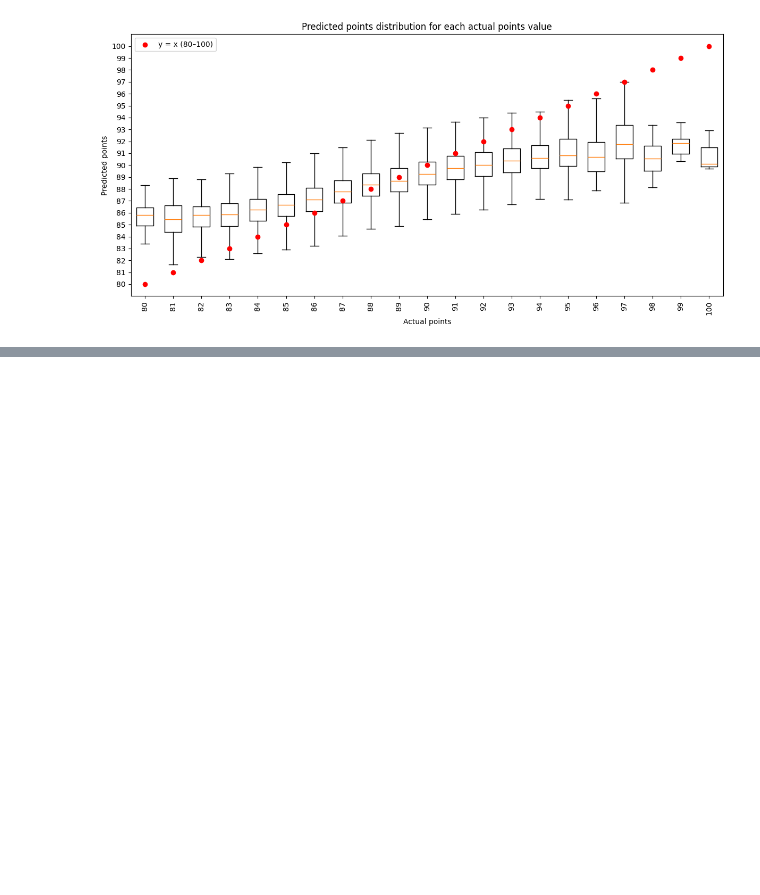
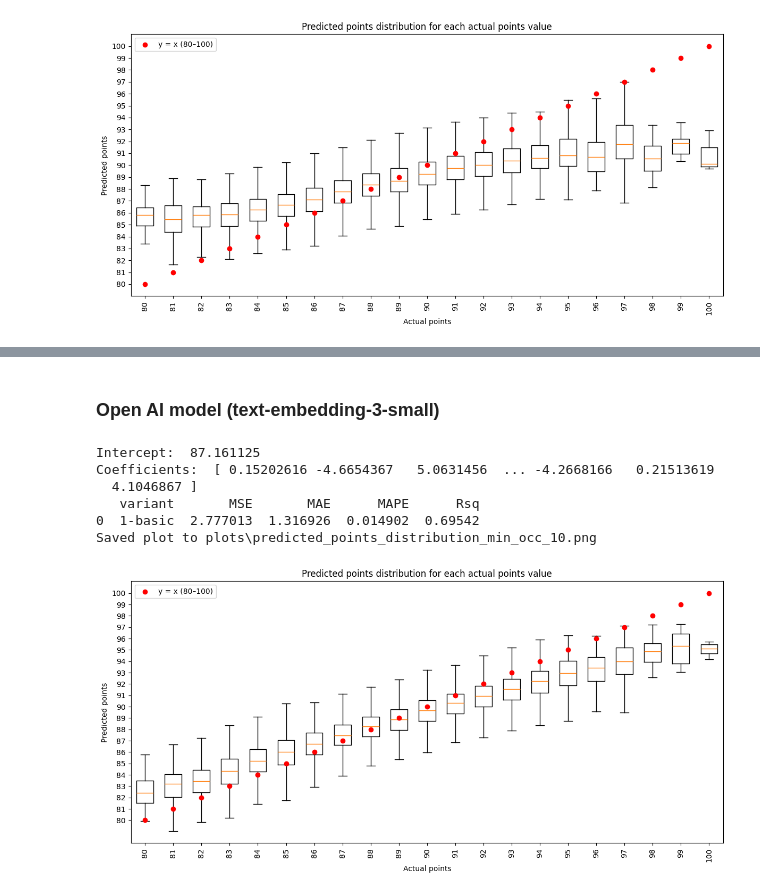
Before and after one commit to Msaters/projektUczenieMaszynowe, a Jupyter notebook: review_prediction_model_using_regression.ipynb, the cells around one changed output, grey strips where cells are left out. Saved outputs shown, nothing was run; the diff lists cells and outputs as text; code cells hidden in the pictures; blank space fills up the shorter version.

```diff
--- a/review_prediction_model_using_regression.ipynb
+++ b/review_prediction_model_using_regression.ipynb
@@ -159,0 +239,12 @@ plt.show()
+# %% [markdown]
+### Open AI model (text-embedding-3-small)
+# %%
+all_results(EMBEDEDINGS_FILEPATH_open_ai_api, CSV_FILEPATH_UNCHANGED_DATA)
+# %% [output]
+Intercept:  87.161125
+Coefficients:  [ 0.15202616 -4.6654367   5.0631456  ... -4.2668166   0.21513619
+  4.1046867 ]
+   variant       MSE       MAE      MAPE      Rsq
+0  1-basic  2.777013  1.316926  0.014902  0.69542
+Saved plot to plots\predicted_points_distribution_min_occ_10.png
+[figure, added]
```
Also changed, not shown: parts of 9 cells of this notebook, 1 other file.
